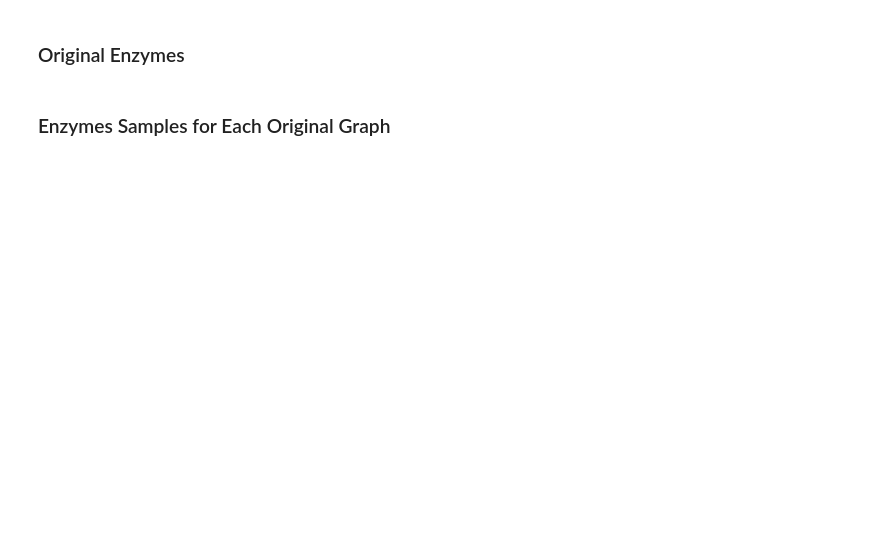
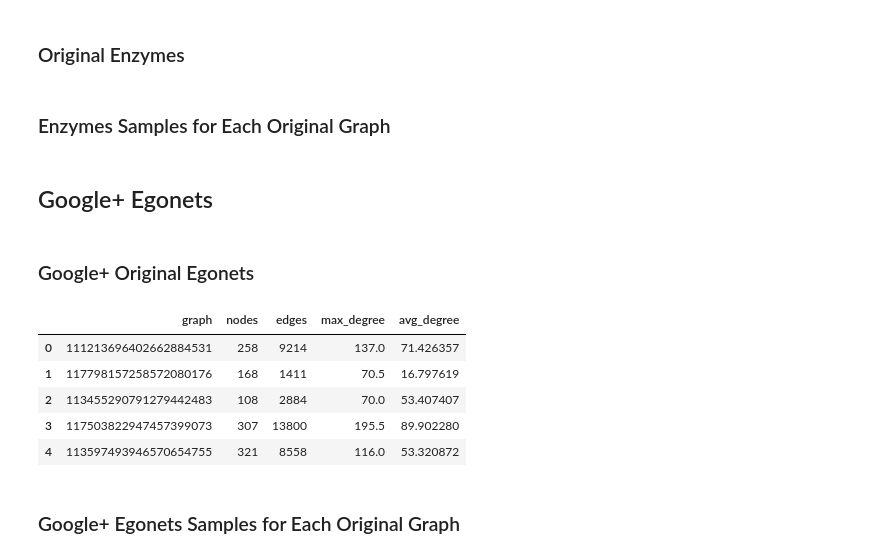
Before and after one commit to viniciusmioto/social_networks_analysis, a Jupyter notebook: src/results_motifs.ipynb, the cells around one changed output. Drawn from its saved outputs; the diff is of its cells as text; code cells hidden in the pictures; blank space fills up the shorter version.

```diff
--- a/src/results_motifs.ipynb
+++ b/src/results_motifs.ipynb
@@ -115,3 +70,5 @@ plot_line_chart(
     "motif",
     "significance_profile",
 )
+# %% [markdown]
+## Google+ Egonets
@@ -117,0 +80,15 @@ plot_line_chart(
+# %% [markdown]
+### Google+ Original Egonets
+# %%
+# Gplus Information (Stats)
+gplus_info = pd.read_csv(RESULTS_PATH + 'gplus_info.csv')
+
+# Show the Information of the Gplus
+gplus_info.head()
+# %% [output]
+|  | graph | nodes | edges | max_degree | avg_degree |
+| 0 | 111213696402662884531 | 258 | 9214 | 137.0 | 71.426357 |
+| 1 | 117798157258572080176 | 168 | 1411 | 70.5 | 16.797619 |
+| 2 | 113455290791279442483 | 108 | 2884 | 70.0 | 53.407407 |
+| 3 | 117503822947457399073 | 307 | 13800 | 195.5 | 89.902280 |
+| 4 | 113597493946570654755 | 321 | 8558 | 116.0 | 53.320872 |
@@ -117,0 +103,2 @@ plot_line_chart(
+# %% [markdown]
+### Google+ Egonets Samples for Each Original Graph
```
Also changed, not shown: parts of 27 cells of this notebook, 5 other files.
